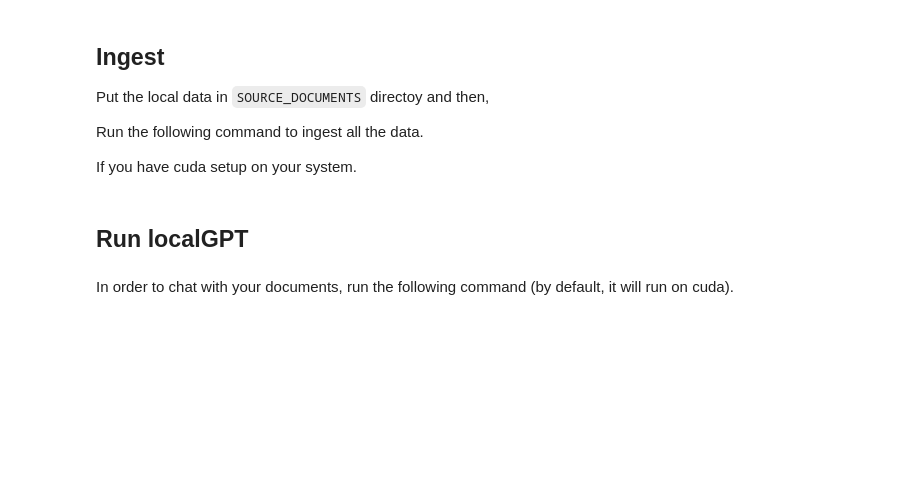
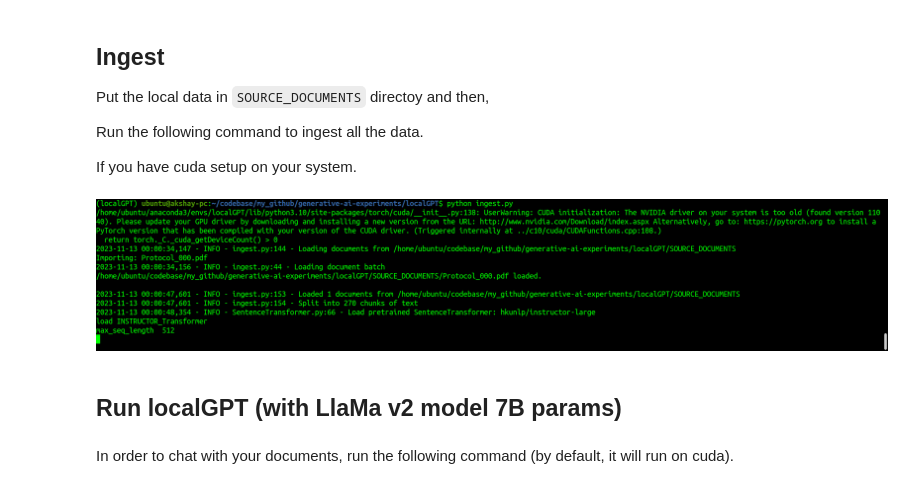
Before and after one commit to AksChougule/GenAI-projects, a Jupyter notebook: localGPT/localGPT-testing.ipynb, the cells around one changed output. Saved outputs shown, nothing was run; the diff lists cells and outputs as text; code cells hidden in the pictures; blank space fills up the shorter version.

```diff
--- a/localGPT/localGPT-testing.ipynb
+++ b/localGPT/localGPT-testing.ipynb
@@ -57,5 +74,9 @@ If you have cuda setup on your system.
+# %%
+display.Image(f"{path}/ingest.png")
+# %% [output]
+[figure, added]
 # %% [markdown]
-## Run localGPT
+## Run localGPT (with LlaMa v2 model 7B params)
 # %% [markdown]
 In order to chat with your documents, run the following command (by default, it will run on cuda).
 # %%
```
Also changed, not shown: parts of 31 cells of this notebook.
